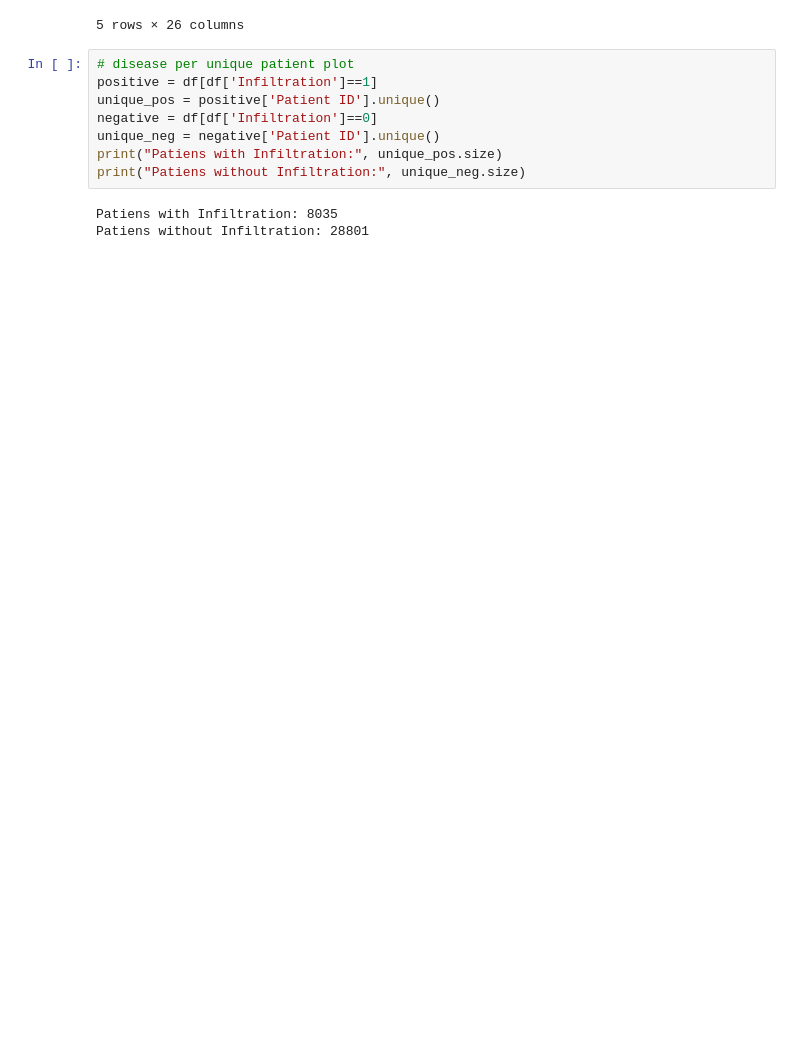
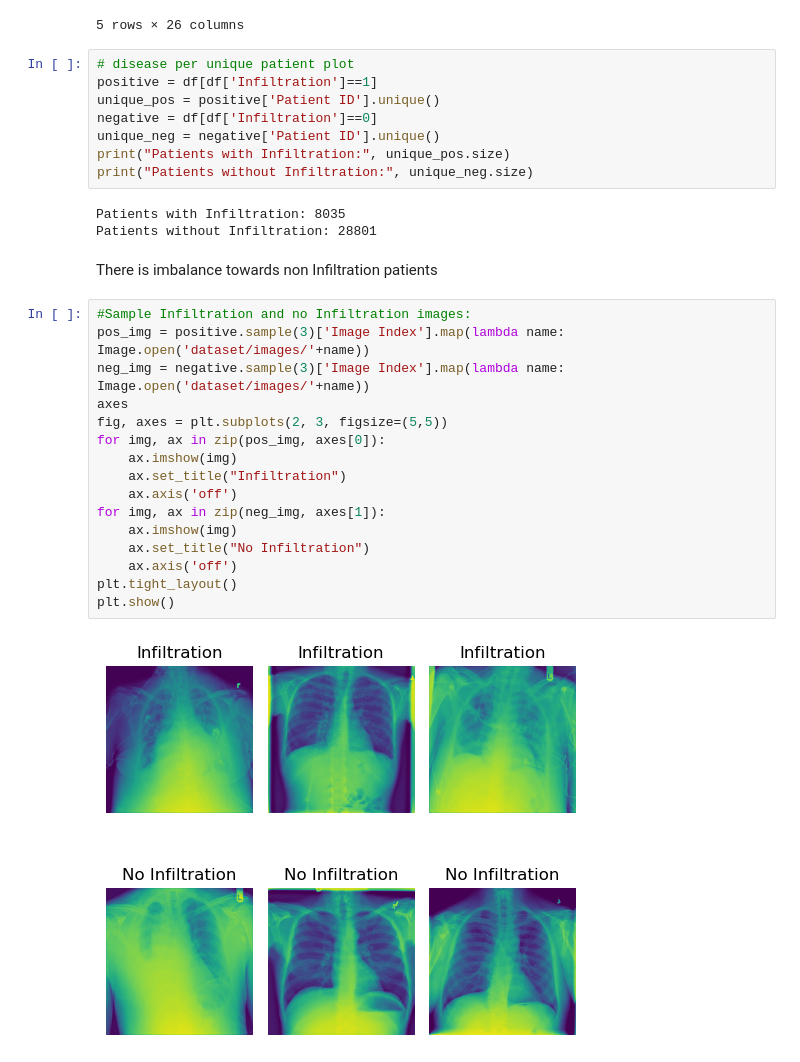
Before and after one commit to ppapageo/chest-xray, a Jupyter notebook: binary_classification.ipynb, the cells around one changed output. Drawn from its saved outputs; the diff is of its cells as text; blank space fills up the shorter version.

```diff
--- a/binary_classification.ipynb
+++ b/binary_classification.ipynb
@@ -65,8 +65,28 @@ positive = df[df['Infiltration']==1]
 unique_pos = positive['Patient ID'].unique()
 negative = df[df['Infiltration']==0]
 unique_neg = negative['Patient ID'].unique()
-print("Patiens with Infiltration:", unique_pos.size)
-print("Patiens without Infiltration:", unique_neg.size)
+print("Patients with Infiltration:", unique_pos.size)
+print("Patients without Infiltration:", unique_neg.size)
 # %% [output]
-Patiens with Infiltration: 8035
-Patiens without Infiltration: 28801
+Patients with Infiltration: 8035
+Patients without Infiltration: 28801
+# %% [markdown]
+There is imbalance towards non Infiltration patients
+# %%
+#Sample Infiltration and no Infiltration images:
+pos_img = positive.sample(3)['Image Index'].map(lambda name: Image.open('dataset/images/'+name))
+neg_img = negative.sample(3)['Image Index'].map(lambda name: Image.open('dataset/images/'+name))
+axes
+fig, axes = plt.subplots(2, 3, figsize=(5,5))
+for img, ax in zip(pos_img, axes[0]):
+    ax.imshow(img)
+    ax.set_title("Infiltration")
+    ax.axis('off')
+for img, ax in zip(neg_img, axes[1]):
+    ax.imshow(img)
+    ax.set_title("No Infiltration")
+    ax.axis('off')
+plt.tight_layout()
+plt.show()
+# %% [output]
+[figure, added]
```
Also changed, not shown: parts of 6 cells of this notebook.
